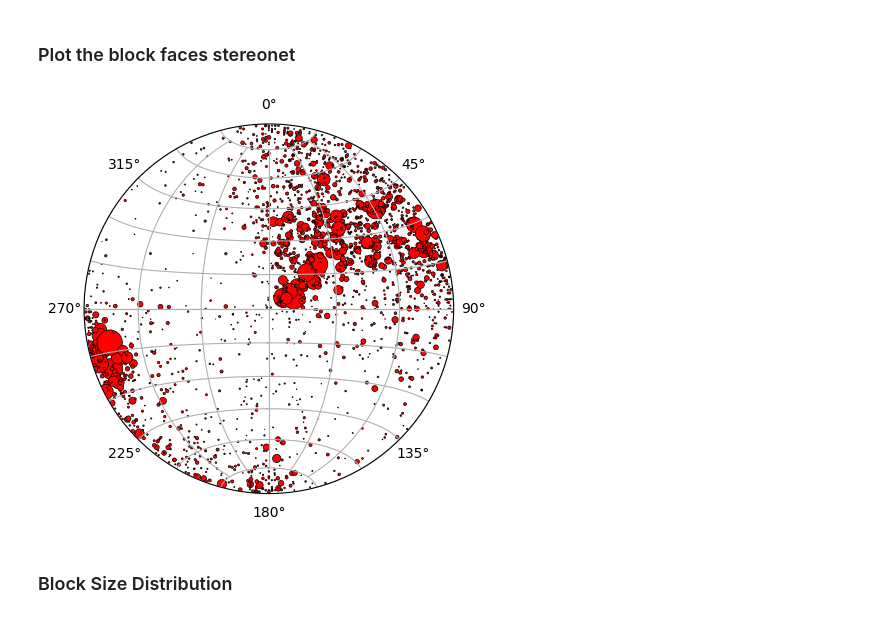
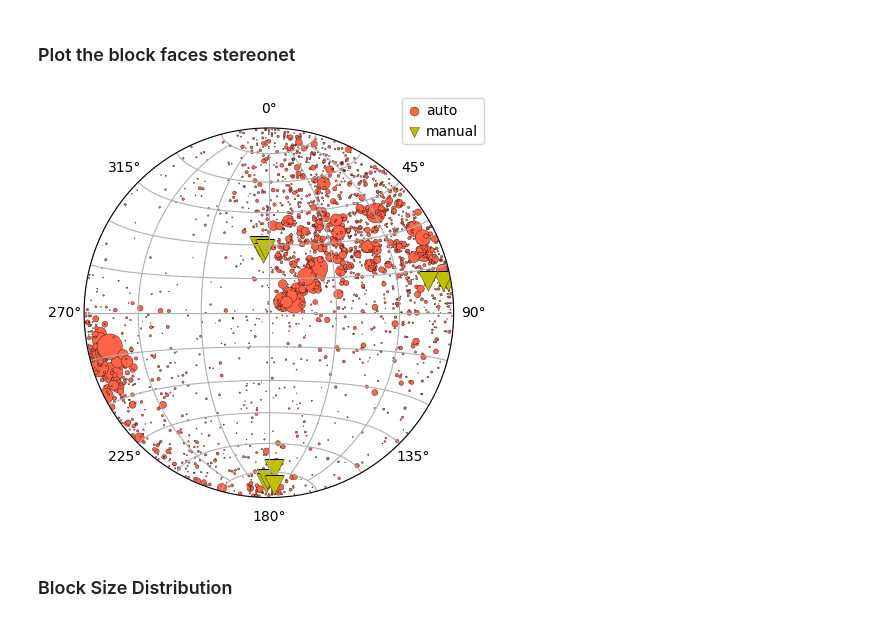
Before and after one commit to Josesx506/UA_PhD_Coursework_Assignments, a Jupyter notebook: 2024_Spring/GEN_580/Assignments/Assign_02.ipynb, the cells around one changed output. Saved outputs shown, nothing was run; the diff lists cells and outputs as text; code cells hidden in the pictures.

Commit message:
updated stereonet to include manual fracture planes and traces

```diff
--- a/2024_Spring/GEN_580/Assignments/Assign_02.ipynb
+++ b/2024_Spring/GEN_580/Assignments/Assign_02.ipynb
@@ -37,6 +37,10 @@ def mean_dilation_angle(k, lim=50):
 # %% [markdown]
 ### Import the Cloud Compare output files
 # %%
+# Manual Fracture planes for comparison
+mn_pl = pd.read_csv('../Files/Assgn_02/BD_Delineated_fractures_manual.csv')
+mn_pl.columns = [name.lower() for name in mn_pl.columns]
+
 # Auto KD Tree Facets
 fct = pd.read_csv('../Files/Assgn_02/BD_auto_facets.csv', sep=';')
 fct.columns = [name.lstrip().lower() for name in fct.columns] # Remove space from column names
@@ -55,15 +59,18 @@ npl_fc1.columns = [name.lower() for name in npl_fc1.columns]
 # %%
 fig, ax = stnt.subplots()
 ax.grid()
 
 #ax.plane(fct.strike, fct.dip, color='darkred', lw=0.1, alpha=0.15)
-ax.pole(fct.strike, fct.dip, color='red', s=fct.surface*20, ec='k',
-            marker='o',ls='-',lw=0.5)
+ax.pole(fct.strike, fct.dip, color='tomato', s=fct.surface*20, ec='k',
+            marker='o',ls='-',lw=0.25, label='auto')
+ax.pole(mn_pl.strike, mn_pl.dip, color='y', s=200, ec='k',
+            marker='v',ls='-',lw=0.25, label='manual')
+ax.legend(bbox_to_anchor=(1.1,1.1),handletextpad=0.5,handlelength=0.8,markerscale=0.5)
 plt.savefig('../Figures/Assgn_02_auto_block_face_stereonet.png', dpi=200, facecolor='white',
             edgecolor='none', bbox_inches='tight')
 plt.show()
 # %% [output]
-[figure, old version]
+[figure, new version]
 # %% [markdown]
 ### Block Size Distribution
 # %%
```
Also changed, not shown: 2 other files.
